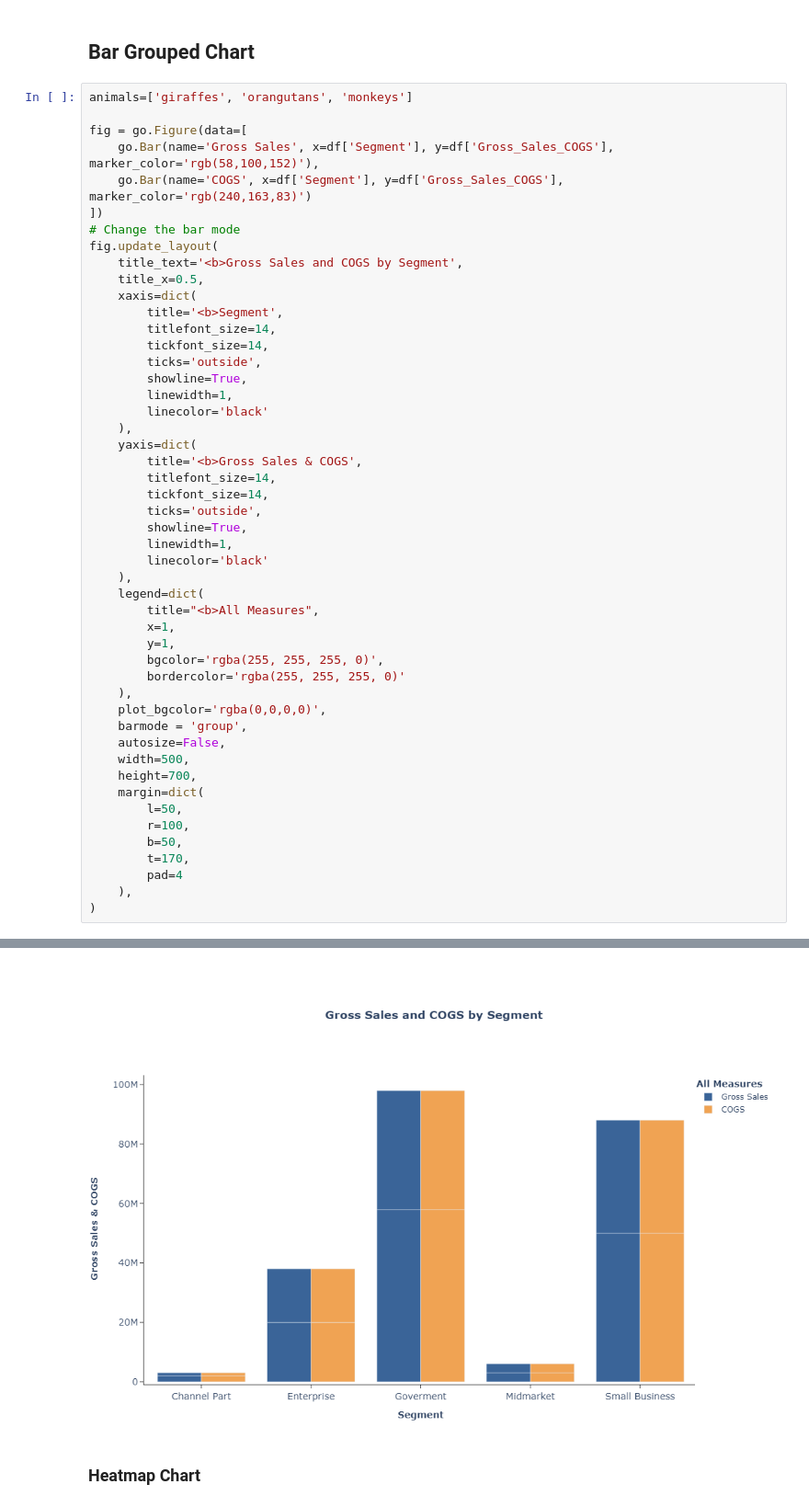
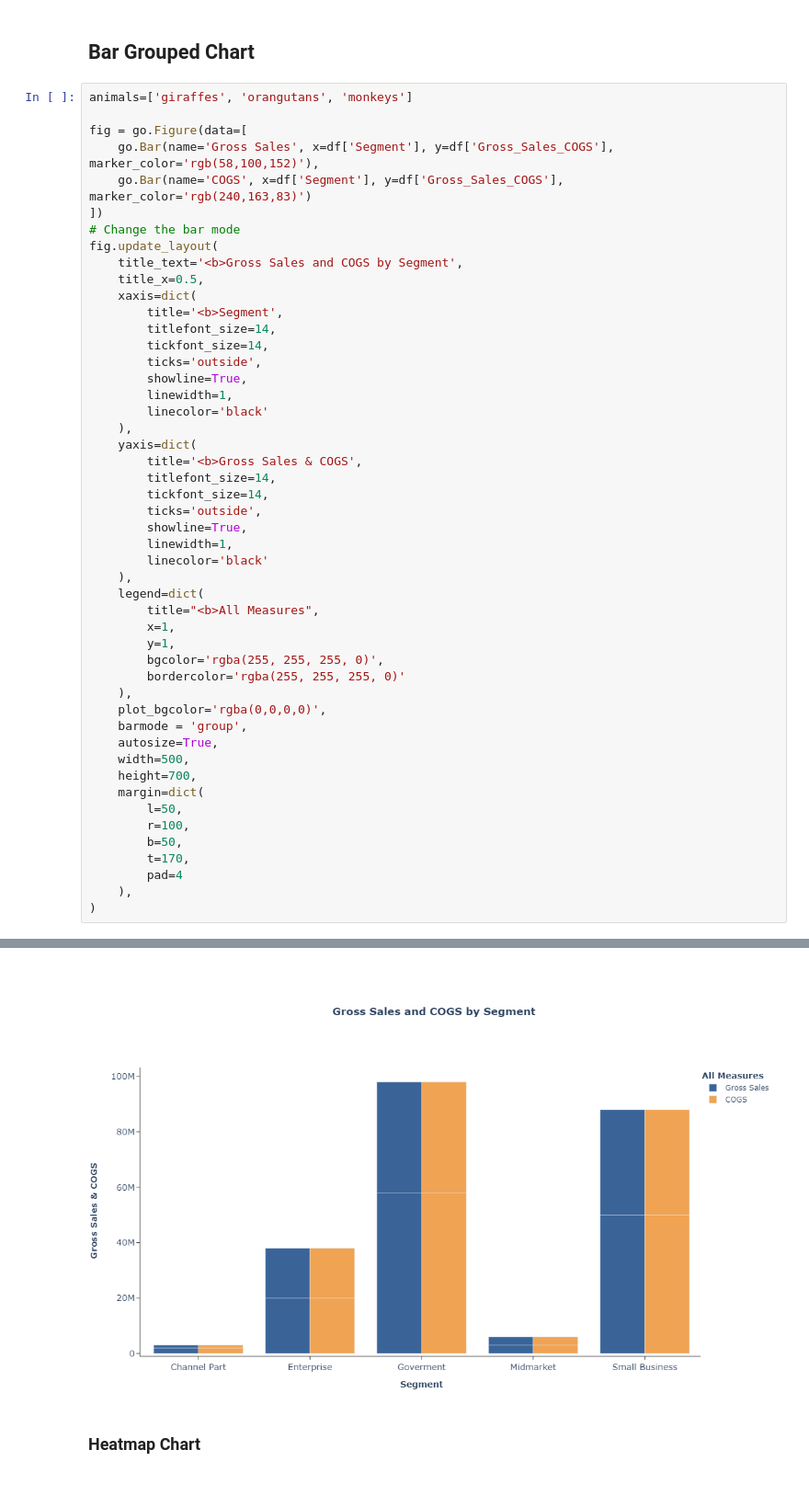
Before and after one commit to jupyter-naas/summer-dashboarding, a Jupyter notebook: dashboards/3-Revenue COGS by Segment/revenue_cogs_by_segment.ipynb, the cells around one changed output, grey strips where cells are left out. Shown at 92% size. Saved outputs shown, nothing was run; the diff lists cells and outputs as text.

```diff
--- a/dashboards/3-Revenue COGS by Segment/revenue_cogs_by_segment.ipynb
+++ b/dashboards/3-Revenue COGS by Segment/revenue_cogs_by_segment.ipynb
@@ -236,35 +196,35 @@ fig.update_layout(
     yaxis=dict(
         title='<b>Gross Sales & COGS',
         titlefont_size=14,
         tickfont_size=14,
         ticks='outside',
         showline=True,
         linewidth=1,
         linecolor='black'
     ),
     legend=dict(
         title="<b>All Measures",
         x=1,
         y=1,
         bgcolor='rgba(255, 255, 255, 0)',
         bordercolor='rgba(255, 255, 255, 0)'
     ),
     plot_bgcolor='rgba(0,0,0,0)',
     barmode = 'group',
-    autosize=False,
+    autosize=True,
     width=500,
     height=700,
     margin=dict(
         l=50,
         r=100,
         b=50,
         t=170,
         pad=4
     ),
 )
 # %% [output]
 [interactive output not drawn]
-[figure, old version]
+[figure, new version]
 # %% [markdown]
 ### Heatmap Chart
 # %%
```
Also changed, not shown: parts of 10 cells of this notebook.
